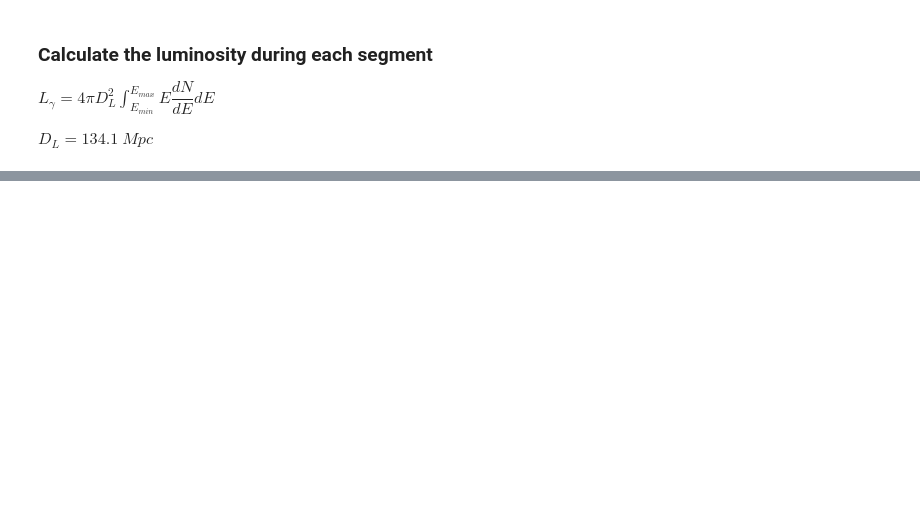
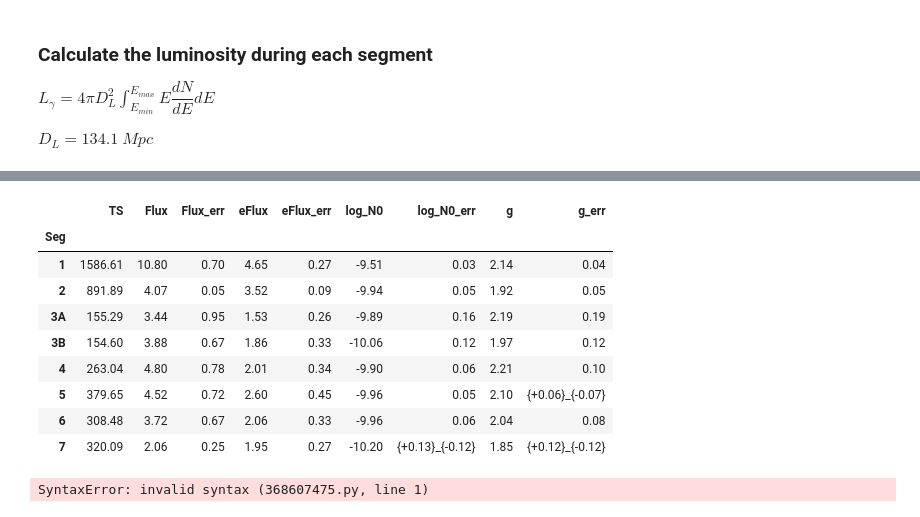
Before and after one commit to DarkWake9/Project-Fermi, a Jupyter notebook: 2311-02372-OJ287/luminosity.ipynb, the cells around one changed output, grey strips where cells are left out. Drawn from its saved outputs; the diff is of its cells as text; code cells hidden in the pictures; blank space fills up the shorter version.

```diff
--- a/2311-02372-OJ287/luminosity.ipynb
+++ b/2311-02372-OJ287/luminosity.ipynb
@@ -169,0 +98,28 @@ for dir in dirs:
+# %%
+params = pd.read_csv('param.csv', index_col=0, sep='&', header=0)
+# %%
+params
+# %% [output]
+|  | TS | Flux | Flux_err | eFlux | eFlux_err | log_N0 | log_N0_err | g | g_err |
+| Seg |  |  |  |  |  |  |  |  |  |
+| 1 | 1586.61 | 10.80 | 0.70 | 4.65 | 0.27 | -9.51 | 0.03 | 2.14 | 0.04 |
+| 2 | 891.89 | 4.07 | 0.05 | 3.52 | 0.09 | -9.94 | 0.05 | 1.92 | 0.05 |
+| 3A | 155.29 | 3.44 | 0.95 | 1.53 | 0.26 | -9.89 | 0.16 | 2.19 | 0.19 |
+| 3B | 154.60 | 3.88 | 0.67 | 1.86 | 0.33 | -10.06 | 0.12 | 1.97 | 0.12 |
+| 4 | 263.04 | 4.80 | 0.78 | 2.01 | 0.34 | -9.90 | 0.06 | 2.21 | 0.10 |
+| 5 | 379.65 | 4.52 | 0.72 | 2.60 | 0.45 | -9.96 | 0.05 | 2.10 | {+0.06}_{-0.07} |
+| 6 | 308.48 | 3.72 | 0.67 | 2.06 | 0.33 | -9.96 | 0.06 | 2.04 | 0.08 |
+| 7 | 320.09 | 2.06 | 0.25 | 1.95 | 0.27 | -10.20 | {+0.13}_{-0.12} | 1.85 | {+0.12}_{-0.12} |
+# %%
+for i in range(0, len(dirs)):
+    print(dirs[i])
+    print(params.loc[dirs[i]])
+    n0 = params.loc[dirs[i]]['n0']
+    e0 = params.loc[dirs[i]]['e0']
+    gamma = params.loc[dirs[i]]['gamma']
+    print(n0, e0, gamma)
+    e = np.logspace(-10, 10, 1000)
+    y = dnde(e, n0, e0, gamma)
+    plt.plot(e, y, label=dirs[i])
+# %% [output]
+SyntaxError: invalid syntax (368607475.py, line 1)
```
Also changed, not shown: parts of 14 cells of this notebook, 10 other files.
